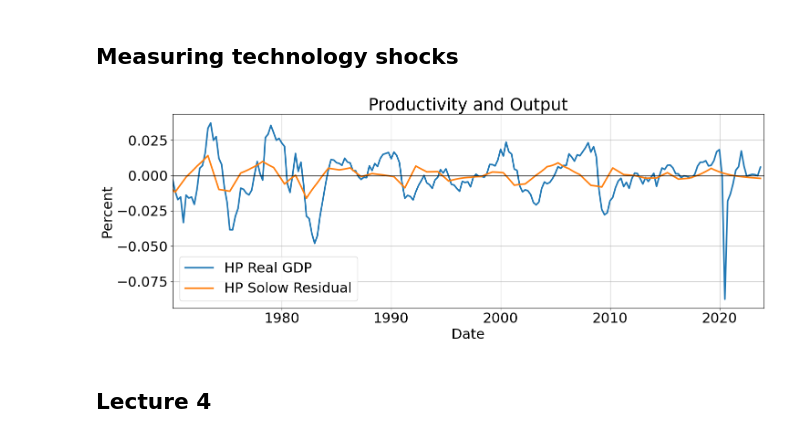
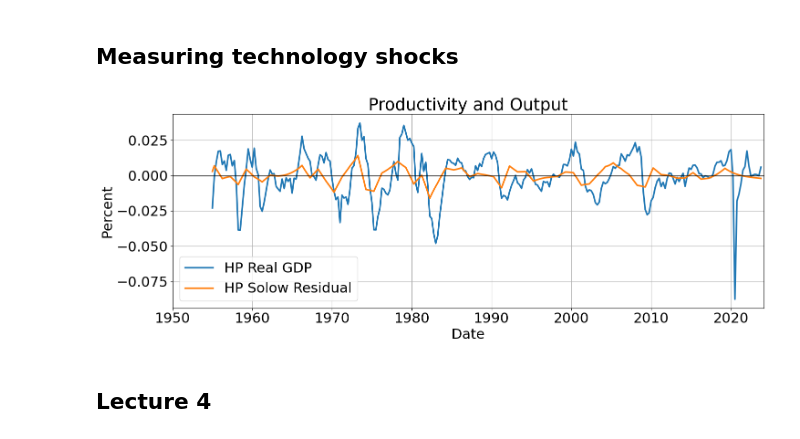
Before and after one commit to alexwellman/macrodata-wellman, a Jupyter notebook: Econ212/data_212.ipynb, the cells around one changed output. Cells and saved outputs as stored; diff of their text form; code cells hidden in the pictures.

```diff
--- a/Econ212/data_212.ipynb
+++ b/Econ212/data_212.ipynb
@@ -731,17 +731,13 @@ def calculate_full_cross_correlation_with_y(data, data2, lags, cut_data=True):
         data = {k: v.loc[:cutoff_date] for k, v in data.items()}
         data2 = {k: v.loc[:cutoff_date] for k, v in data2.items()}
 
-    y_series = data['Y']
+    y_series = data['$Y$']
     correlation_results = {}
 
-    for key, series in data.items():
-        correlations = []
-        for lag in lags:
-            shifted_series = series.shift(lag)
-            valid_index = y_series.index.intersection(shifted_series.index)
-            corr = y_series.loc[valid_index].corr(shifted_series.loc[valid_index])
-            correlations.append(corr)
-        correlation_results[key] = correlations
+    correlation_results = {
+        key: [y_series.corr(series.shift(lag)) for lag in lags]
+        for key, series in data.items()
+    }
 
     correlation_df = pd.DataFrame(correlation_results, index=lags)
     correlation_df = correlation_df.T
@@ -873,35 +870,46 @@ table3n
 # %%
 # Create a single subplot
 fig, ax = plt.subplots(figsize=(15, 6))
+
+# Define the x-axis range from 1970 to present and major ticks from 1980
+x_range = [pd.to_datetime('1950-01-01'), pd.to_datetime('now')]
+start_year = 1950
+end_year = pd.to_datetime('now').year
+major_ticks = pd.date_range(start=f'{start_year}-01-01', end=f'{end_year}-01-01', freq='10YS')
+year_formatter = mdates.DateFormatter('%Y')
+
+# Define the x-axis range
+x_range = [pd.to_datetime('1950-01-01'), pd.to_datetime('now')]
+start_year = 1950
+end_year = pd.to_datetime('now').year
+major_ticks = pd.date_range(start=f'{start_year}-01-01', end=f'{end_year}-01-01', freq='10YS')
+year_formatter = mdates.DateFormatter('%Y')
 
 # Plotting Productivity (Solow Residual) and Output
 ax.plot(cleaned_solow.index, cycle_y_solow, label='HP Real GDP')
 ax.plot(cleaned_solow.index, cycle_solow, label='HP Solow Residual')
 ax.legend()
 ax.grid(True)
 ax.set_ylabel('Percent')
 ax.set_xlabel('Date')
 ax.set_title('Productivity and Output')
 ax.set_xlim(x_range)  # Set the x-axis (time) limits
 ax.set_xticks(major_ticks)  # Set the major ticks
 ax.xaxis.set_major_formatter(year_formatter)  # Format the x-axis labels to show only the year
 ax.axhline(y=0, color='black', linestyle='-', linewidth=1)  # Add black line at y=0
 
+
 # Adjusts the subplot to fit into the figure area.
 plt.tight_layout()
 
 # Save the figure if save_fig is True
 if save_fig:
-    plt.savefig(f'{save_path}/L1_product.png')
-
-# Save the figure if save_fig is True
-if save_fig:
-    plt.savefig(f'{save_path}/L1_product_last.png')
+    plt.savefig(f'{save_path}/L1_product_last.pdf', transparent=True)
 
 # Show the plot
 plt.show()
 # %% [output]
-[figure, old version]
+[figure, new version]
 # %% [markdown]
 ## Lecture 4
 # %% [markdown]
```
Also changed, not shown: parts of 20 cells of this notebook, 17 other files.
